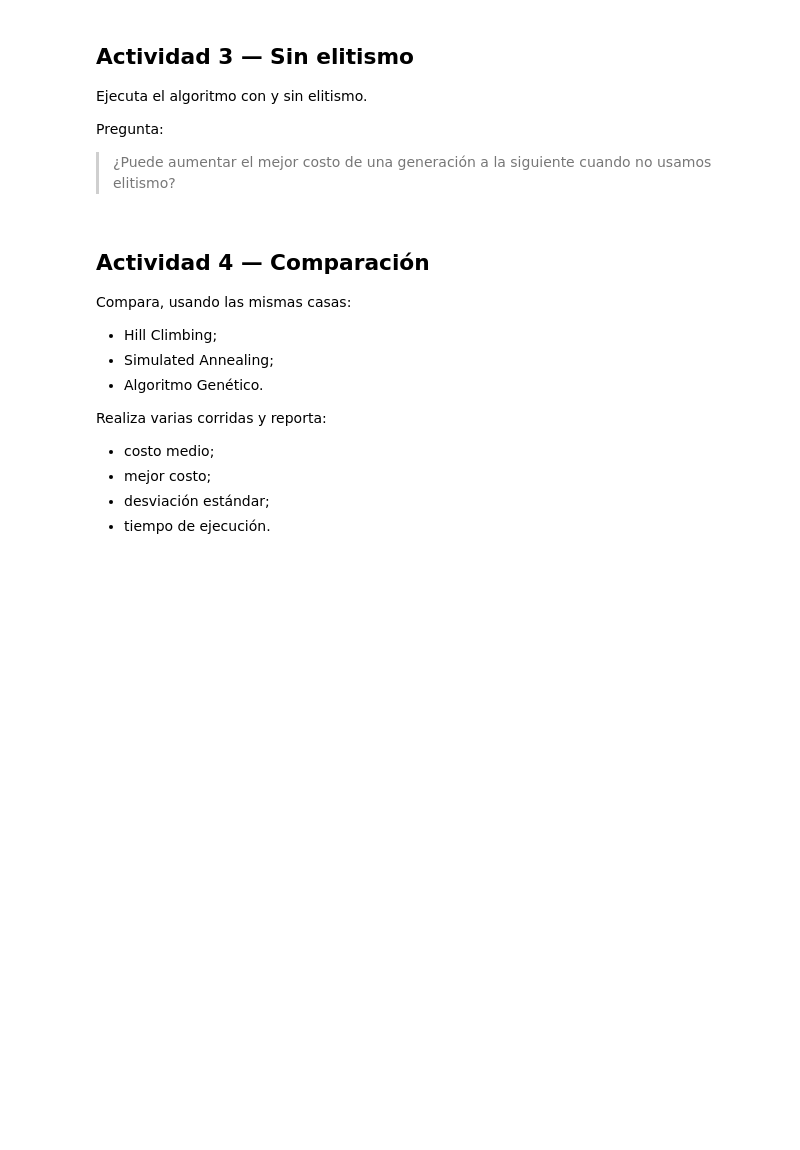
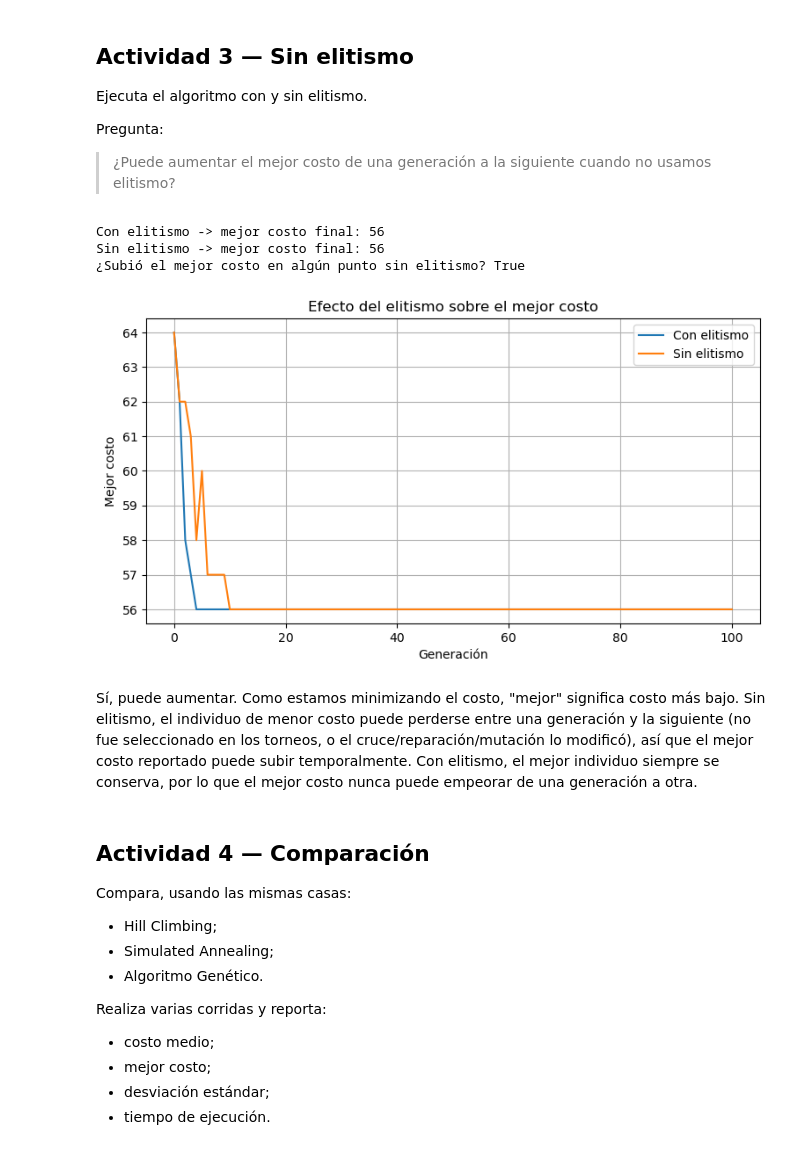
Before and after one commit to Diego-Alejandro-angarita/IA_tasks, a Jupyter notebook: Actividad2/03_algoritmos_geneticos_hospitales.ipynb, the cells around one changed output. Drawn from its saved outputs; the diff is of its cells as text; code cells hidden in the pictures; blank space fills up the shorter version.

```diff
--- a/Actividad2/03_algoritmos_geneticos_hospitales.ipynb
+++ b/Actividad2/03_algoritmos_geneticos_hospitales.ipynb
@@ -847,7 +847,42 @@ Pregunta:
 
 > ¿Puede aumentar el mejor costo de una generación a la siguiente cuando no usamos elitismo?
 # %%
-# TODO: compara elitism=True y elitism=False
+best_with, history_with = genetic_algorithm(
+    houses=houses, valid_cells=valid_hospital_cells,
+    height=HEIGHT, width=WIDTH, num_hospitals=NUM_HOSPITALS,
+    population_size=60, generations=100, elitism=True, seed=SEED,
+)
+best_without, history_without = genetic_algorithm(
+    houses=houses, valid_cells=valid_hospital_cells,
+    height=HEIGHT, width=WIDTH, num_hospitals=NUM_HOSPITALS,
+    population_size=60, generations=100, elitism=False, seed=SEED,
+)
+
+print('Con elitismo -> mejor costo final:', history_with[-1]['best_cost'])
+print('Sin elitismo -> mejor costo final:', history_without[-1]['best_cost'])
+
+increased = any(
+    history_without[i]['best_cost'] > history_without[i - 1]['best_cost']
+    for i in range(1, len(history_without))
+)
+print('¿Subió el mejor costo en algún punto sin elitismo?', increased)
+
+plt.figure(figsize=(9, 4.5))
+plt.plot([h['generation'] for h in history_with], [h['best_cost'] for h in history_with], label='Con elitismo')
+plt.plot([h['generation'] for h in history_without], [h['best_cost'] for h in history_without], label='Sin elitismo')
+plt.xlabel('Generación')
+plt.ylabel('Mejor costo')
+plt.title('Efecto del elitismo sobre el mejor costo')
+plt.legend()
+plt.grid(True)
+plt.show()
+# %% [output]
+Con elitismo -> mejor costo final: 56
+Sin elitismo -> mejor costo final: 56
+¿Subió el mejor costo en algún punto sin elitismo? True
+[figure, added]
+# %% [markdown]
+Sí, puede aumentar. Como estamos minimizando el costo, "mejor" significa costo más bajo. Sin elitismo, el individuo de menor costo puede perderse entre una generación y la siguiente (no fue seleccionado en los torneos, o el cruce/reparación/mutación lo modificó), así que el mejor costo reportado puede subir temporalmente. Con elitismo, el mejor individuo siempre se conserva, por lo que el mejor costo nunca puede empeorar de una generación a otra.
 # %% [markdown]
 ## Actividad 4 — Comparación
 
```
Also changed, not shown: parts of 7 cells of this notebook, 1 other file.
